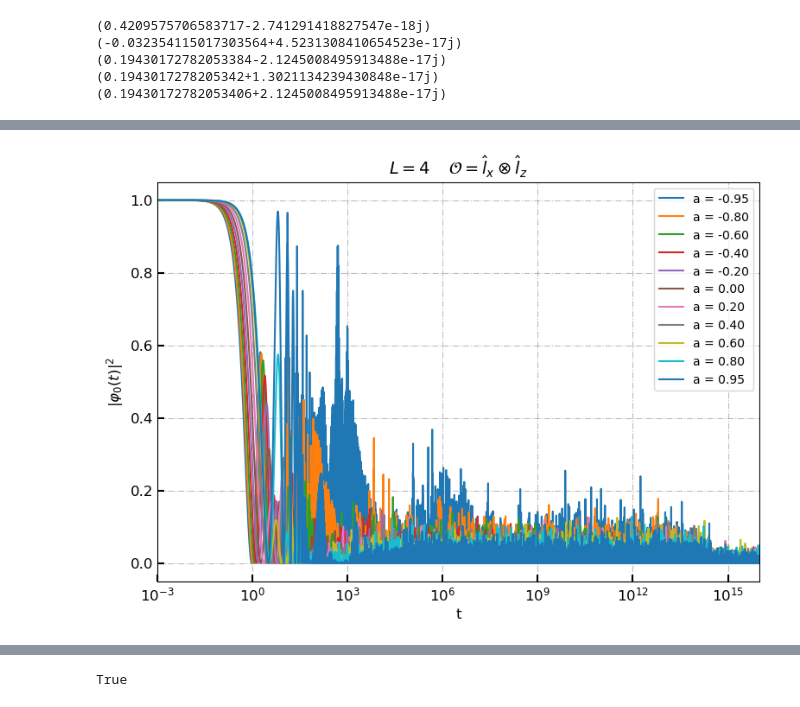
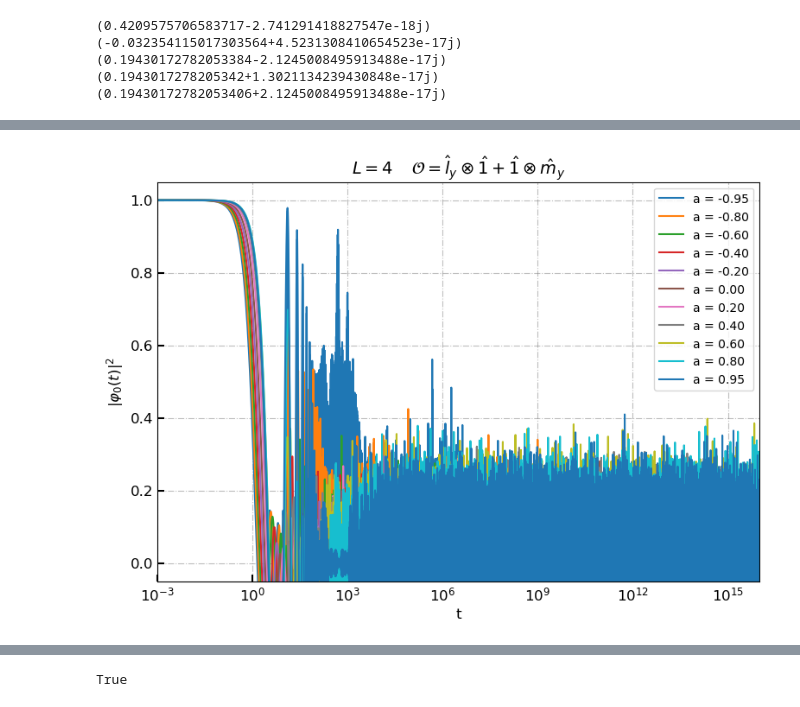
Before and after one commit to nicolasdero/KrylovQuantumClassical, a Jupyter notebook: project_notebook.ipynb, the cells around one changed output, grey strips where cells are left out. Cells and saved outputs as stored; diff of their text form; code cells hidden in the pictures.

```diff
--- a/project_notebook.ipynb
+++ b/project_notebook.ipynb
@@ -218,15 +222,15 @@ for a in a_list:
 
     FP_system = FP(a, 4)
     H_FP = FP_system.build_intensive()
-    result = FP_system.autocorrelation(np.kron(ly, identity_op), time_grid)
+    result = FP_system.autocorrelation(np.kron(lx, lz), time_grid)
     result_all.append(result)
 # %%
-_, ax = one_plot(r"$L=4\, \quad \mathcal{O}=\hat{l}_y\otimes \hat{1}$", "t", r"$|\varphi_0(t)|^2$")
+_, ax = one_plot(r"$L=4\, \quad \mathcal{O}=\hat{l}_x\otimes \hat{m}_z$", "t", r"$|\varphi_0(t)|^2$")
 for a, result in zip(a_list, result_all):
     ax.plot(time_grid, np.abs(result.real) ** 2, label = f"a = {a:.2f}")
 ax.set_xlim(1e-3, 1.e16)
 ax.set_xscale('log')
 plt.legend()
-#plt.savefig("../FP_autocorrelation_6.pdf", dpi = 300)
+plt.savefig("../FP_autocorrelation_3.pdf", dpi = 300)
 plt.show()
 # %% [output]
@@ -234,10 +237,0 @@ plt.show()
-# %%
-_, ax = one_plot(r"$L=4\, \quad \mathcal{O}=\hat{l}_y\otimes \hat{1}$", "t", r"$|\varphi_0(t)|^2$")
-for a, result in zip(a_list, result_all):
-    ax.plot(time_grid, np.abs(result.real) ** 2, label = f"a = {a:.2f}")
-ax.set_xlim(1e-3, 1.e16)
-ax.set_xscale('log')
-ax.set_yscale('log')
-plt.legend()
-#plt.savefig("../FP_autocorrelation_6.pdf", dpi = 300)
-plt.show()
@@ -251,17 +243,17 @@ for a in a_list:
 
     FP_system = FP(a, 4)
     H_FP = FP_system.build_intensive()
-    result = FP_system.autocorrelation(np.kron(lx, lz), time_grid)
+    result = FP_system.autocorrelation(np.kron(ly, identity_op) + np.kron(identity_op, ly), time_grid)
     result_all.append(result)
 # %%
-_, ax = one_plot(r"$L=4\, \quad \mathcal{O}=\hat{l}_x\otimes \hat{l}_z$", "t", r"$|\varphi_0(t)|^2$")
+_, ax = one_plot(r"$L=4\, \quad \mathcal{O}=\hat{l}_y\otimes \hat{1}+\hat{1}\otimes\hat{m}_y$", "t", r"$|\varphi_0(t)|^2$")
 for a, result in zip(a_list, result_all):
     ax.plot(time_grid, result.real, label = f"a = {a:.2f}")
 ax.set_xlim(1e-3, 1.e16)
 ax.set_ylim(-0.05, 1.05)
 ax.set_xscale('log')
 plt.legend()
 plt.savefig("../FP_autocorrelation_4.pdf", dpi = 300)
 plt.show()
 # %% [output]
-[figure, old version]
+[figure, new version]
```
Also changed, not shown: parts of 40 cells of this notebook, 8 other files.
